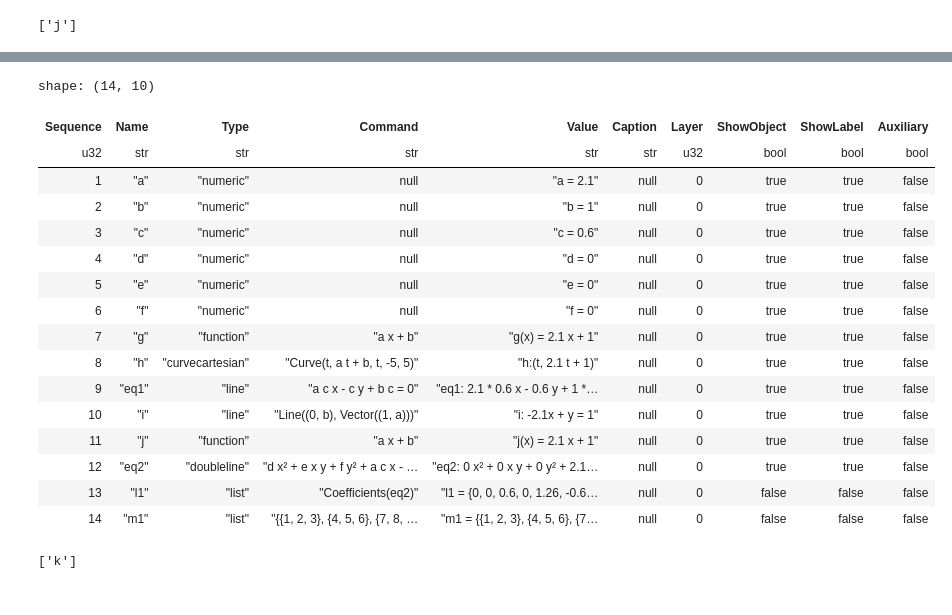
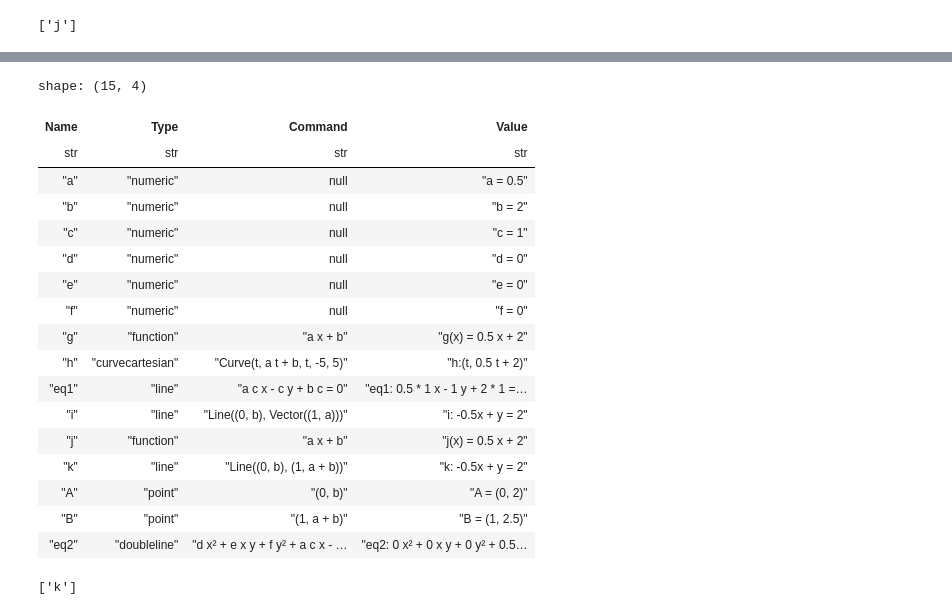
Before and after one commit to moyhig-ecs/ggblab, a Jupyter notebook: examples/Untitled2.ipynb, the cells around one changed output, grey strips where cells are left out. Cells and saved outputs as stored; diff of their text form; code cells hidden in the pictures.

```diff
--- a/examples/Untitled2.ipynb
+++ b/examples/Untitled2.ipynb
@@ -613,25 +629,26 @@ from ggblab_extra import ConstructionTreeParser
 # %%
 df = await ConstructionIO.initialize_dataframe(ggb, use_applet=True)
 # %%
-df
+df["Name", "Type", "Command", "Value"]
 # %% [output]
-shape: (14, 10)
+shape: (15, 4)
-| Sequence | Name | Type | Command | Value | Caption | Layer | ShowObject | ShowLabel | Auxiliary |
-| u32 | str | str | str | str | str | u32 | bool | bool | bool |
-| 1 | "a" | "numeric" | null | "a = 2.1" | null | 0 | true | true | false |
-| 2 | "b" | "numeric" | null | "b = 1" | null | 0 | true | true | false |
-| 3 | "c" | "numeric" | null | "c = 0.6" | null | 0 | true | true | false |
-| 4 | "d" | "numeric" | null | "d = 0" | null | 0 | true | true | false |
-| 5 | "e" | "numeric" | null | "e = 0" | null | 0 | true | true | false |
-| 6 | "f" | "numeric" | null | "f = 0" | null | 0 | true | true | false |
-| 7 | "g" | "function" | "a x + b" | "g(x) = 2.1 x + 1" | null | 0 | true | true | false |
-| 8 | "h" | "curvecartesian" | "Curve(t, a t + b, t, -5, 5)" | "h:(t, 2.1 t + 1)" | null | 0 | true | true | false |
-| 9 | "eq1" | "line" | "a c x - c y + b c = 0" | "eq1: 2.1 * 0.6 x - 0.6 y + 1 *… | null | 0 | true | true | false |
-| 10 | "i" | "line" | "Line((0, b), Vector((1, a)))" | "i: -2.1x + y = 1" | null | 0 | true | true | false |
-| 11 | "j" | "function" | "a x + b" | "j(x) = 2.1 x + 1" | null | 0 | true | true | false |
-| 12 | "eq2" | "doubleline" | "d x² + e x y + f y² + a c x - … | "eq2: 0 x² + 0 x y + 0 y² + 2.1… | null | 0 | true | true | false |
-| 13 | "l1" | "list" | "Coefficients(eq2)" | "l1 = {0, 0, 0.6, 0, 1.26, -0.6… | null | 0 | false | false | false |
-| 14 | "m1" | "list" | "{{1, 2, 3}, {4, 5, 6}, {7, 8, … | "m1 = {{1, 2, 3}, {4, 5, 6}, {7… | null | 0 | false | false | false |
+| Name | Type | Command | Value |
+| str | str | str | str |
+| "a" | "numeric" | null | "a = 0.5" |
+| "b" | "numeric" | null | "b = 2" |
+| "c" | "numeric" | null | "c = 1" |
+| "d" | "numeric" | null | "d = 0" |
+| "e" | "numeric" | null | "e = 0" |
+| "f" | "numeric" | null | "f = 0" |
+| "g" | "function" | "a x + b" | "g(x) = 0.5 x + 2" |
+| "h" | "curvecartesian" | "Curve(t, a t + b, t, -5, 5)" | "h:(t, 0.5 t + 2)" |
+| "eq1" | "line" | "a c x - c y + b c = 0" | "eq1: 0.5 * 1 x - 1 y + 2 * 1 =… |
+| "i" | "line" | "Line((0, b), Vector((1, a)))" | "i: -0.5x + y = 2" |
+| "j" | "function" | "a x + b" | "j(x) = 0.5 x + 2" |
+| "k" | "line" | "Line((0, b), (1, a + b))" | "k: -0.5x + y = 2" |
+| "A" | "point" | "(0, b)" | "A = (0, 2)" |
+| "B" | "point" | "(1, a + b)" | "B = (1, 2.5)" |
+| "eq2" | "doubleline" | "d x² + e x y + f y² + a c x - … | "eq2: 0 x² + 0 x y + 0 y² + 0.5… |
 # %%
 %ggb j(3)
 # %% [output]
```
Also changed, not shown: parts of 11 cells of this notebook.
